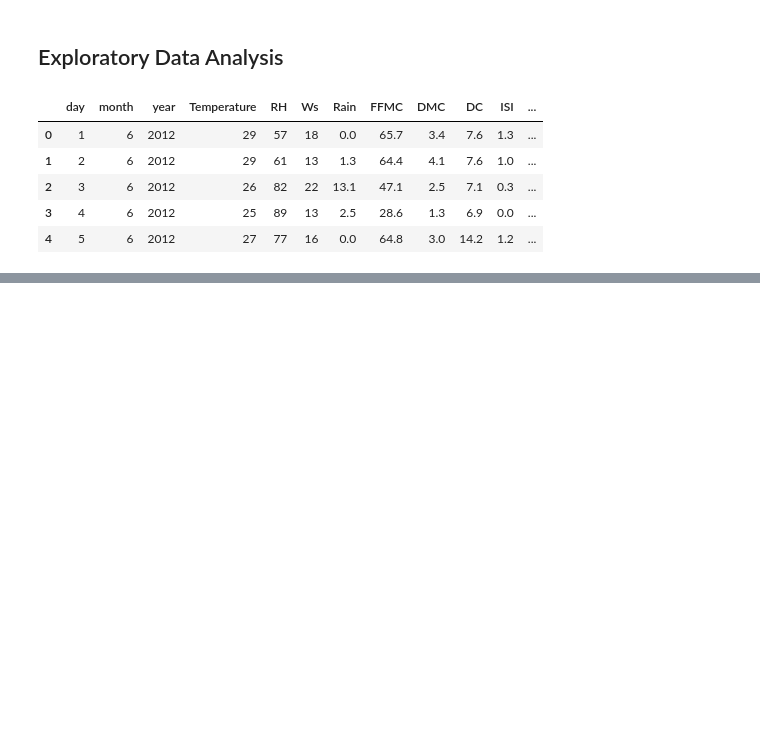
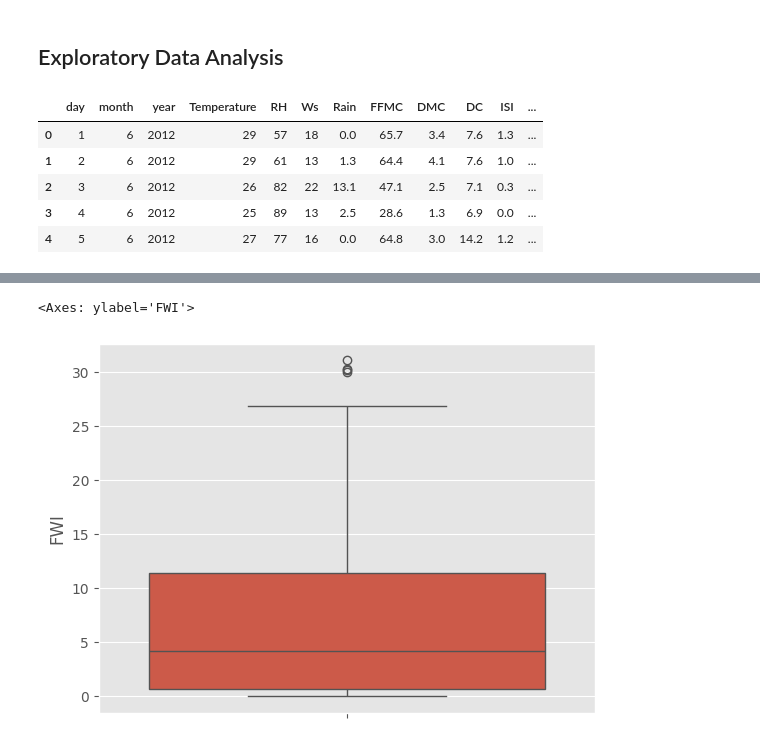
Before and after one commit to jasjeev013/ML_Learning, a Jupyter notebook: 28 - Ridge,Lasso,ElasticNet ML Algorithms/AlgerianForestFire.ipynb, the cells around one changed output, grey strips where cells are left out. Saved outputs shown, nothing was run; the diff lists cells and outputs as text; code cells hidden in the pictures; blank space fills up the shorter version.

```diff
--- a/28 - Ridge,Lasso,ElasticNet ML Algorithms/AlgerianForestFire.ipynb
+++ b/28 - Ridge,Lasso,ElasticNet ML Algorithms/AlgerianForestFire.ipynb
@@ -156,0 +218,5 @@ df.head()
+# %%
+sns.boxplot(df['FWI'])
+# %% [output]
+<Axes: ylabel='FWI'>
+[figure, added]
```
Also changed, not shown: parts of 13 cells of this notebook, 3 other files.
